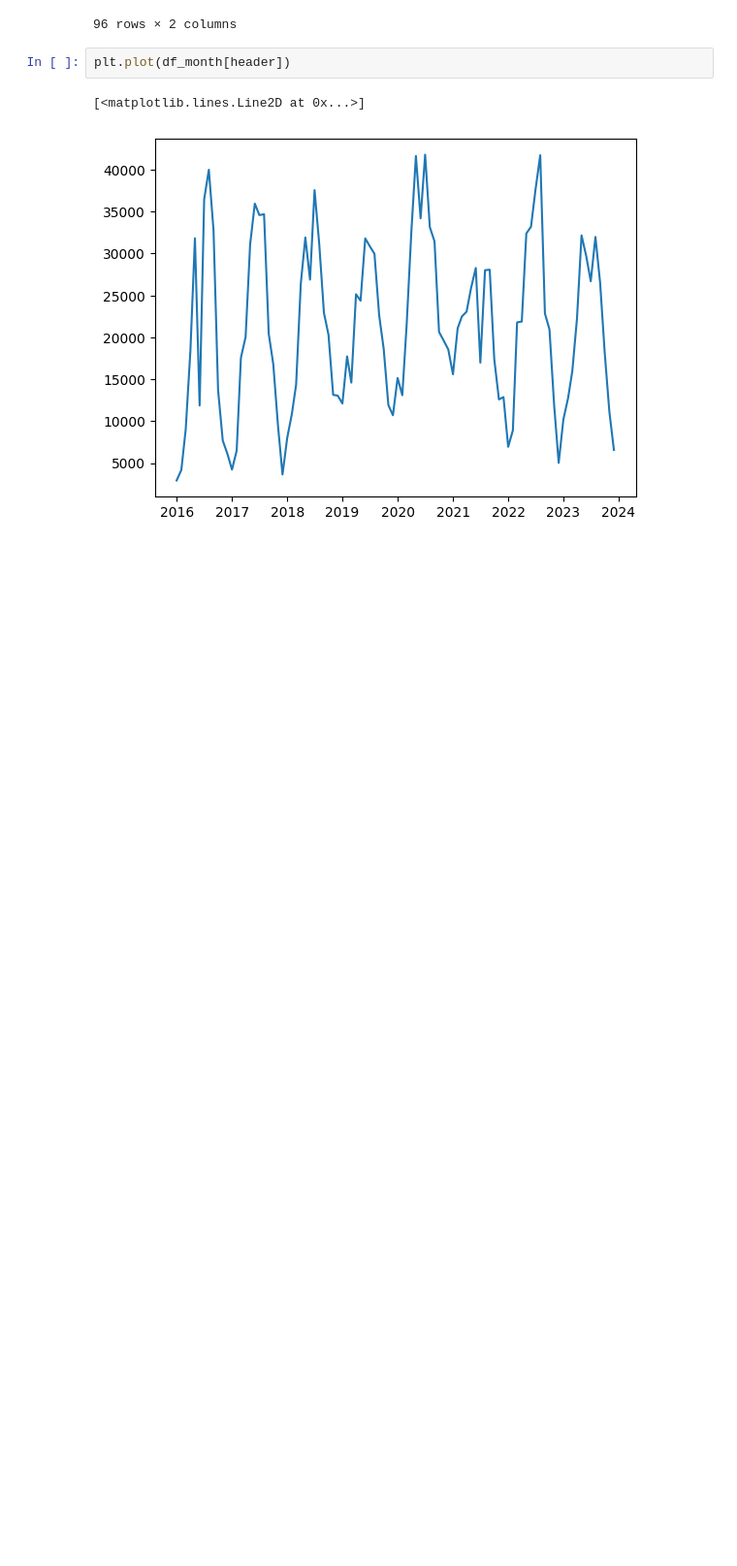
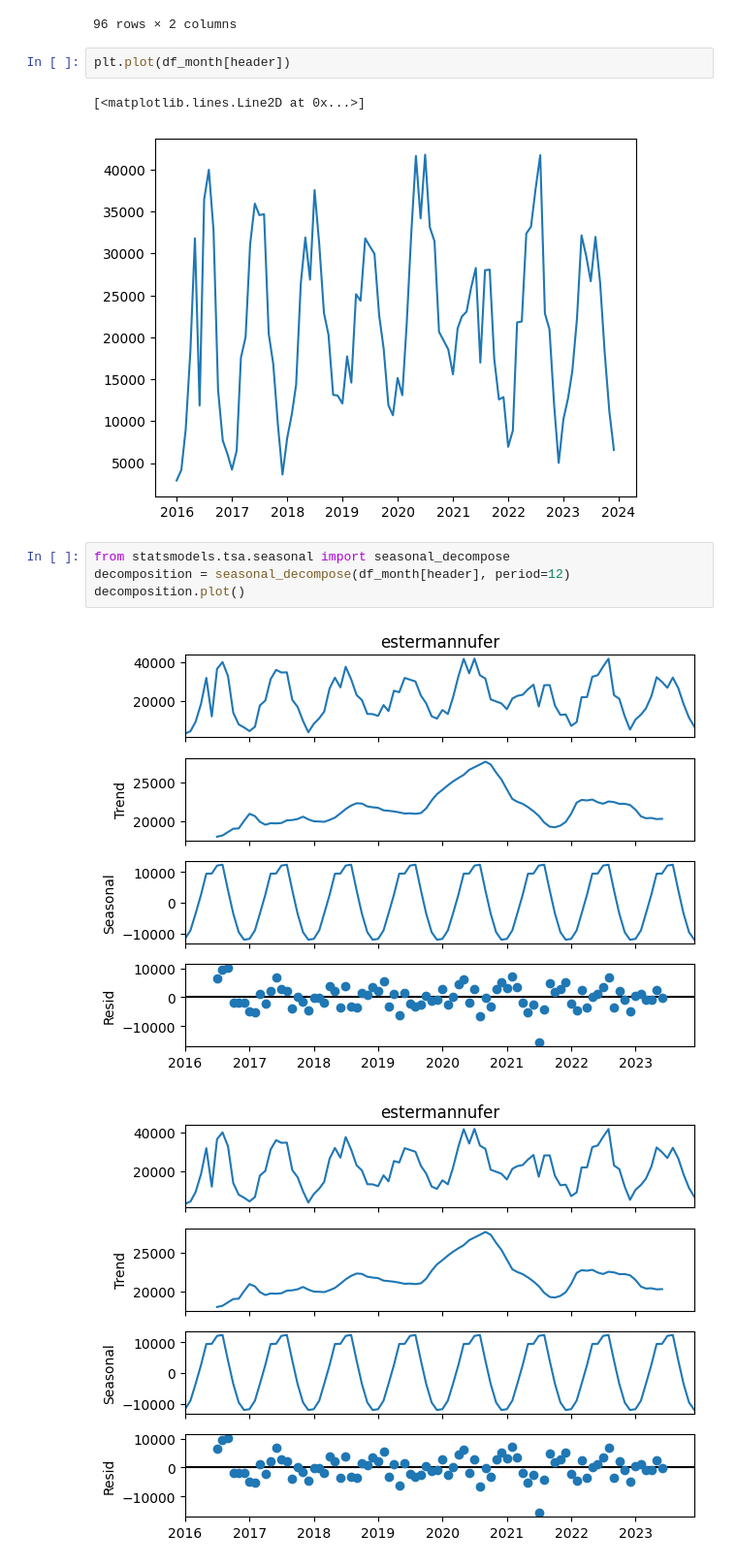
Before and after one commit to wooloflettuce/bonn-bike-count, a Jupyter notebook: ARIMA/Estermannufer/jaehrlich_v2.ipynb, the cells around one changed output. Shown at 97% size. Drawn from its saved outputs; the diff is of its cells as text; blank space fills up the shorter version.

```diff
--- a/ARIMA/Estermannufer/jaehrlich_v2.ipynb
+++ b/ARIMA/Estermannufer/jaehrlich_v2.ipynb
@@ -752,3 +605,10 @@ plt.plot(df_month[header])
 # %% [output]
 [<matplotlib.lines.Line2D at 0x...>]
 [figure]
+# %%
+from statsmodels.tsa.seasonal import seasonal_decompose
+decomposition = seasonal_decompose(df_month[header], period=12)
+decomposition.plot()
+# %% [output]
+[figure, added]
+[figure, added]
```
Also changed, not shown: parts of 35 cells of this notebook, 6 other files.
